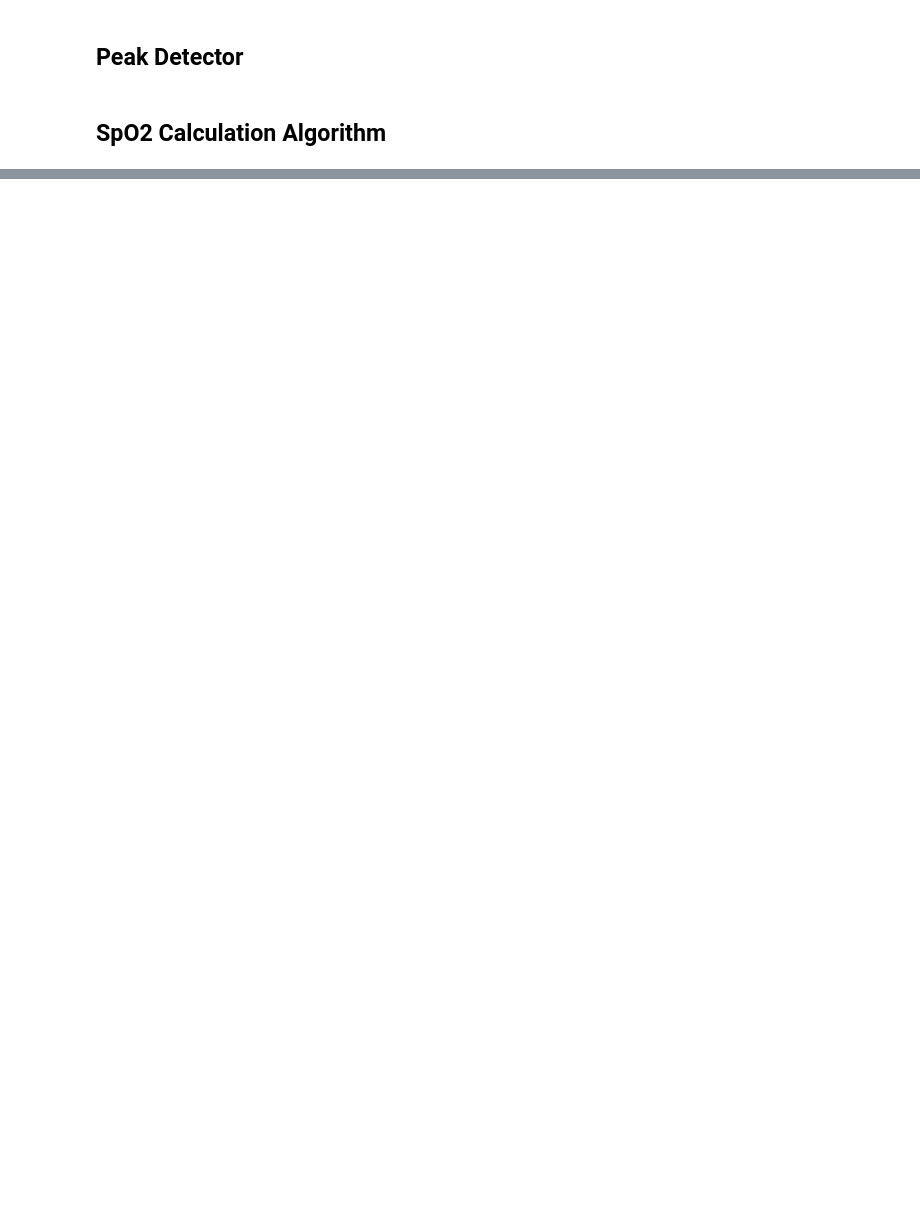
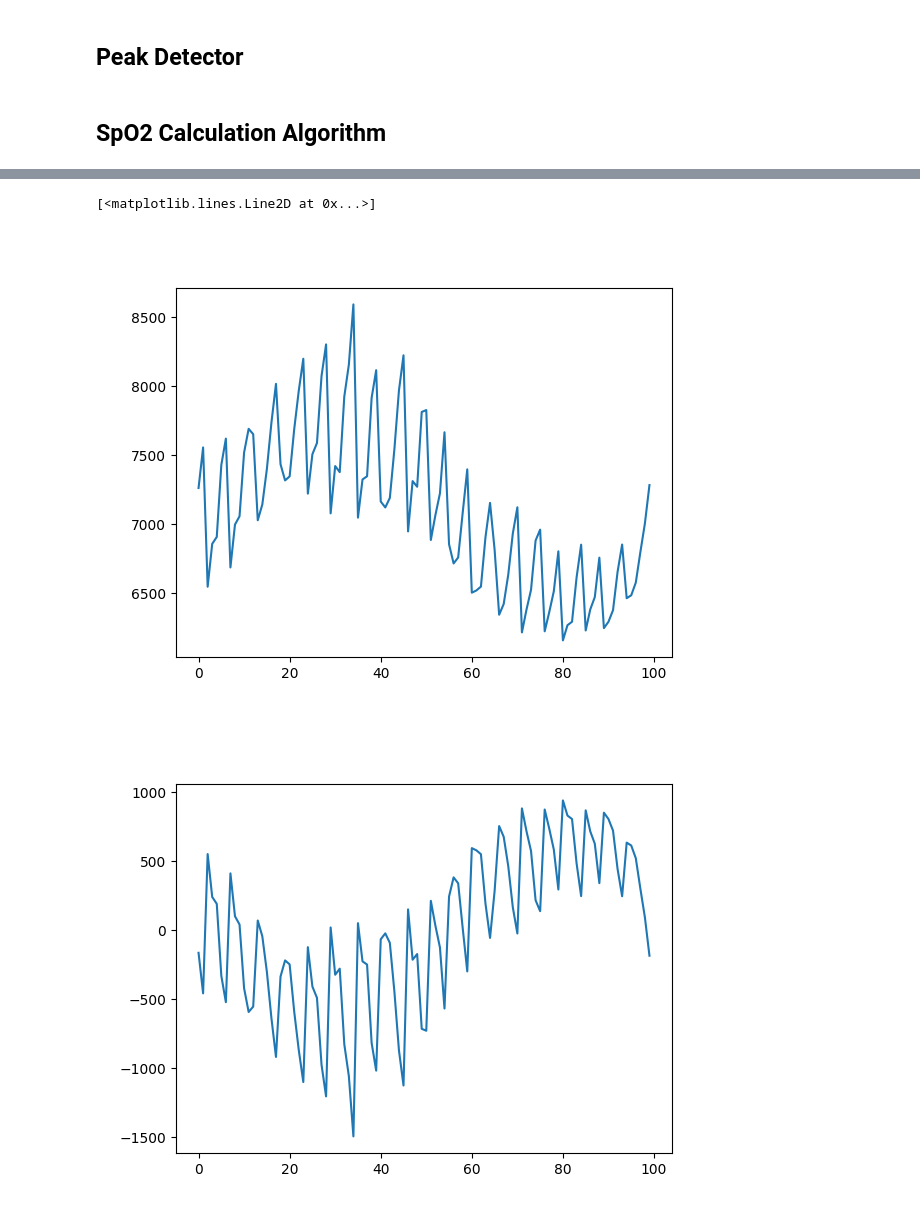
Before and after one commit to Audacity1213/tfo_masimo, a Jupyter notebook: notebooks/presentation_notebook.ipynb, the cells around one changed output, grey strips where cells are left out. Drawn from its saved outputs; the diff is of its cells as text; code cells hidden in the pictures; blank space fills up the shorter version.

```diff
--- a/notebooks/presentation_notebook.ipynb
+++ b/notebooks/presentation_notebook.ipynb
@@ -236,0 +246,62 @@ plt.plot(spo2)
+# %%
+rd_buff = np.zeros(100)
+ir_buff = np.zeros(100)
+idx = 0
+dec = 0
+buff_num = 0
+pr = 0
+spo = 0
+rat = 0
+
+for i in range(len(ir)):
+    if (i < 2100):
+        pr = hr[i]
+        spo = sp[i]
+        rat = rt[i]
+
+        if first_calc_possible:
+            if (dec == 20):
+                rd_buff[idx] = int(rd[i]) >> 4
+                ir_buff[idx] = int(ir[i]) >> 4
+                idx += 1
+                dec = 0
+        else:
+            if (i == first_calc_idx):
+                dec = 0
+                idx = 0
+
+            if (dec == 20):
+                rd_buff[idx] = int(rd[i]) >> 4
+                ir_buff[idx] = int(ir[i]) >> 4
+                idx += 1
+                dec = 0
+
+    else:
+        if (i == first_calc_idx):
+            pr, spo, rat = find_spo2(ir_buff, rd_buff, True)
+            idx = 0
+        else:
+            if (dec == 20):
+                rd_buff[idx] = int(rd[i]) >> 4
+                ir_buff[idx] = int(ir[i]) >> 4
+                idx += 1
+                dec = 0
+
+            if (idx == 100):
+                print(i)
+                pr, spo, rat = find_spo2(ir_buff, rd_buff, buff_num == 0)
+                idx = 0
+                buff_num += 1
+
+    heart_rate.append(pr)
+    spo2.append(spo)
+    ratios.append(rat)
+
+    dec += 1
+
+plt.figure()
+plt.plot(ratios)
+
+plt.figure()
+plt.plot(rt)
+# %% [output]
@@ -236,0 +325,3 @@ plt.plot(spo2)
+[<matplotlib.lines.Line2D at 0x...>]
+[figure, added]
+[figure, added]
```
Also changed, not shown: parts of 8 cells of this notebook.
